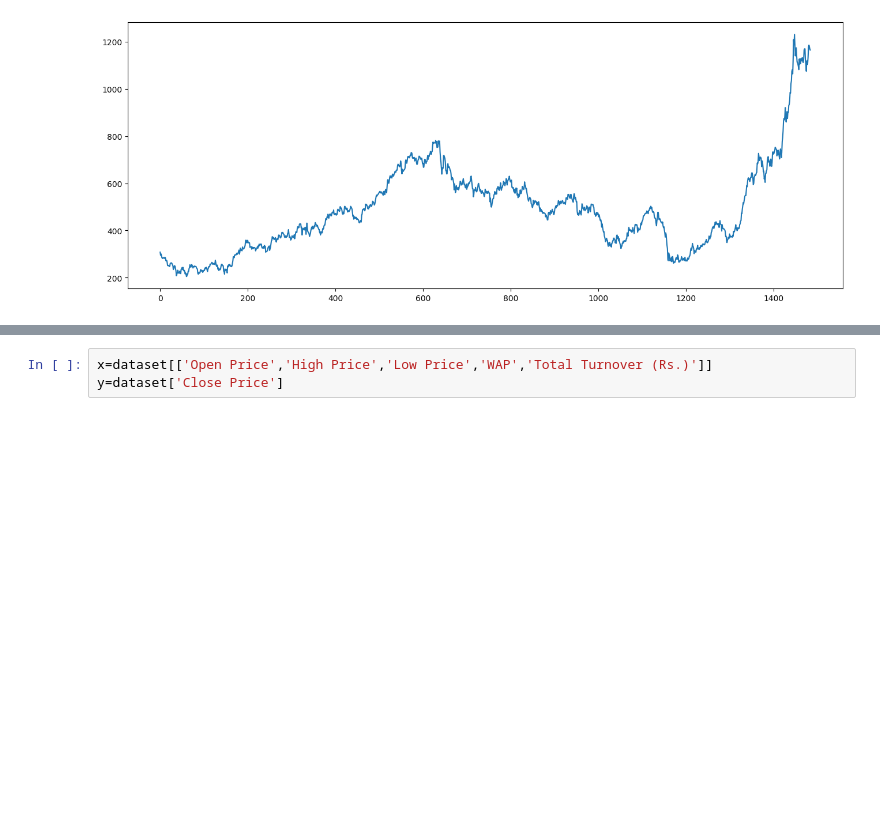
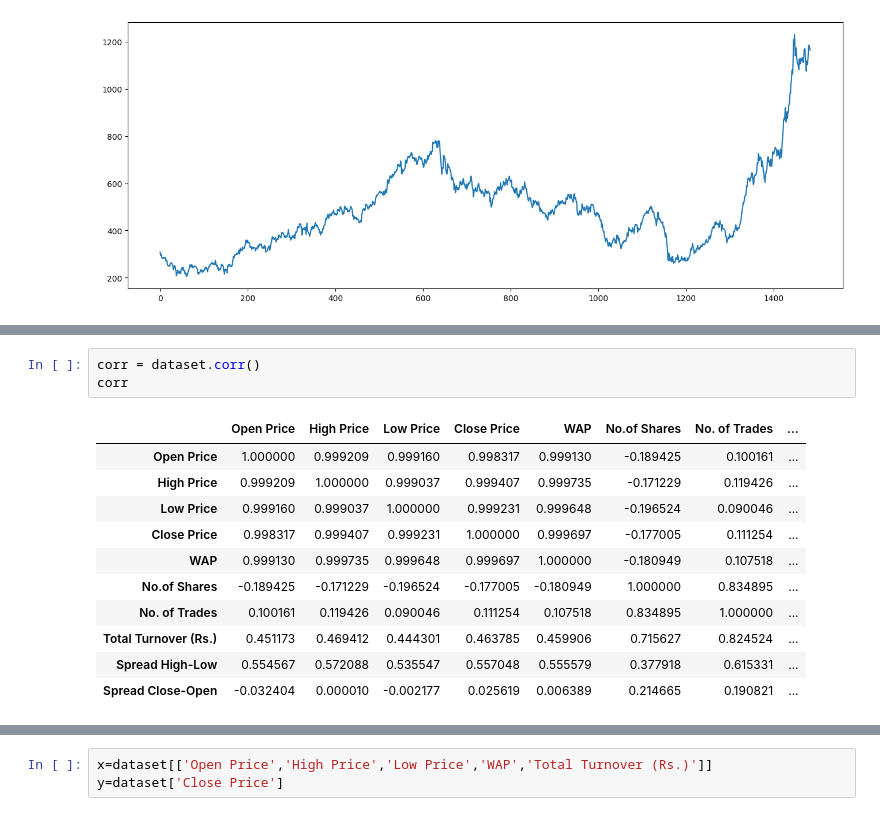
Before and after one commit to edepraveenakrishna/mini-project, a Jupyter notebook: stock prediction.ipynb, the cells around one changed output, grey strips where cells are left out. Drawn from its saved outputs; the diff is of its cells as text; blank space fills up the shorter version.

```diff
--- a/stock prediction.ipynb
+++ b/stock prediction.ipynb
@@ -110,0 +96,15 @@ NameError: name 'dataset' is not defined
+# %%
+corr = dataset.corr()
+corr
+# %% [output]
+|  | Open Price | High Price | Low Price | Close Price | WAP | No.of Shares | No. of Trades | ... |
+| Open Price | 1.000000 | 0.999209 | 0.999160 | 0.998317 | 0.999130 | -0.189425 | 0.100161 | ... |
+| High Price | 0.999209 | 1.000000 | 0.999037 | 0.999407 | 0.999735 | -0.171229 | 0.119426 | ... |
+| Low Price | 0.999160 | 0.999037 | 1.000000 | 0.999231 | 0.999648 | -0.196524 | 0.090046 | ... |
+| Close Price | 0.998317 | 0.999407 | 0.999231 | 1.000000 | 0.999697 | -0.177005 | 0.111254 | ... |
+| WAP | 0.999130 | 0.999735 | 0.999648 | 0.999697 | 1.000000 | -0.180949 | 0.107518 | ... |
+| No.of Shares | -0.189425 | -0.171229 | -0.196524 | -0.177005 | -0.180949 | 1.000000 | 0.834895 | ... |
+| No. of Trades | 0.100161 | 0.119426 | 0.090046 | 0.111254 | 0.107518 | 0.834895 | 1.000000 | ... |
+| Total Turnover (Rs.) | 0.451173 | 0.469412 | 0.444301 | 0.463785 | 0.459906 | 0.715627 | 0.824524 | ... |
+| Spread High-Low | 0.554567 | 0.572088 | 0.535547 | 0.557048 | 0.555579 | 0.377918 | 0.615331 | ... |
+| Spread Close-Open | -0.032404 | 0.000010 | -0.002177 | 0.025619 | 0.006389 | 0.214665 | 0.190821 | ... |
```
Also changed, not shown: parts of 8 cells of this notebook.
